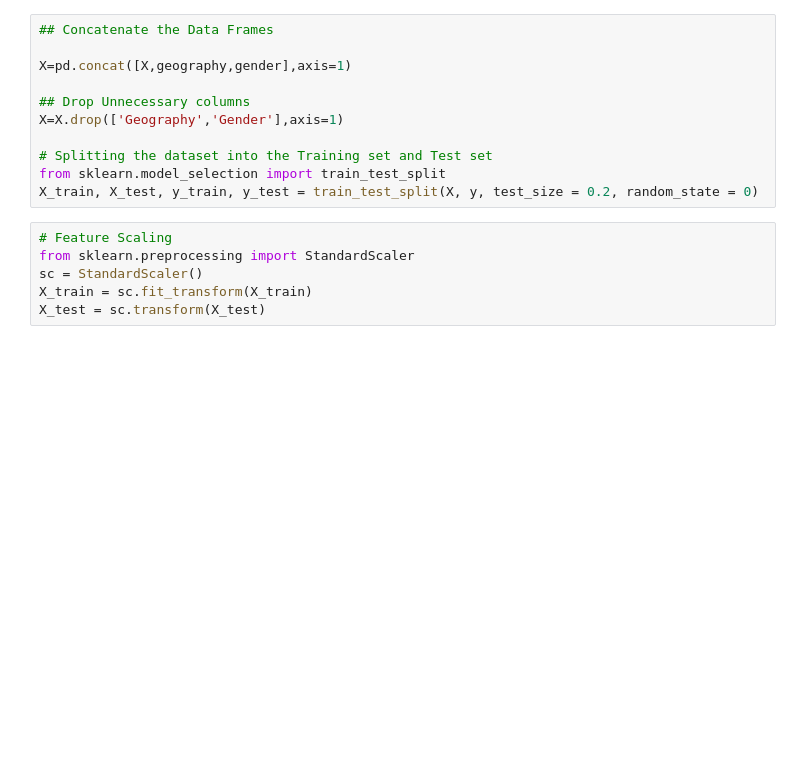
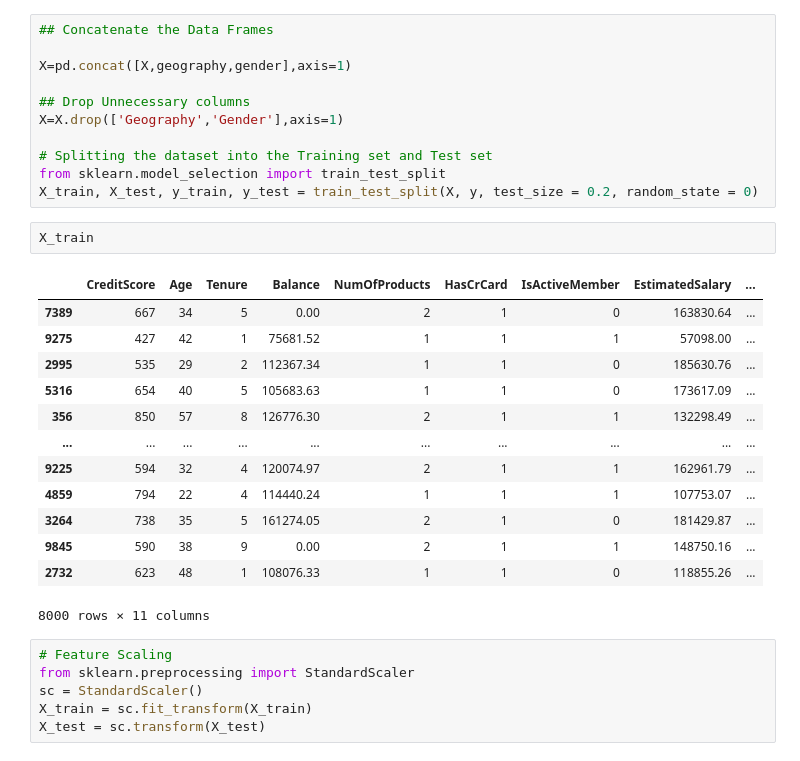
Before and after one commit to Yousuf2000/Customer-Churn-Modelling, a Jupyter notebook: ANN.ipynb, the cells around one changed output. Drawn from its saved outputs; the diff is of its cells as text; blank space fills up the shorter version.

```diff
--- a/ANN.ipynb
+++ b/ANN.ipynb
@@ -49,6 +96,22 @@ X=X.drop(['Geography','Gender'],axis=1)
 # Splitting the dataset into the Training set and Test set
 from sklearn.model_selection import train_test_split
 X_train, X_test, y_train, y_test = train_test_split(X, y, test_size = 0.2, random_state = 0)
+# %%
+X_train
+# %% [output]
+|  | CreditScore | Age | Tenure | Balance | NumOfProducts | HasCrCard | IsActiveMember | EstimatedSalary | ... |
+| 7389 | 667 | 34 | 5 | 0.00 | 2 | 1 | 0 | 163830.64 | ... |
+| 9275 | 427 | 42 | 1 | 75681.52 | 1 | 1 | 1 | 57098.00 | ... |
+| 2995 | 535 | 29 | 2 | 112367.34 | 1 | 1 | 0 | 185630.76 | ... |
+| 5316 | 654 | 40 | 5 | 105683.63 | 1 | 1 | 0 | 173617.09 | ... |
+| 356 | 850 | 57 | 8 | 126776.30 | 2 | 1 | 1 | 132298.49 | ... |
+| ... | ... | ... | ... | ... | ... | ... | ... | ... | ... |
+| 9225 | 594 | 32 | 4 | 120074.97 | 2 | 1 | 1 | 162961.79 | ... |
+| 4859 | 794 | 22 | 4 | 114440.24 | 1 | 1 | 1 | 107753.07 | ... |
+| 3264 | 738 | 35 | 5 | 161274.05 | 2 | 1 | 0 | 181429.87 | ... |
+| 9845 | 590 | 38 | 9 | 0.00 | 2 | 1 | 1 | 148750.16 | ... |
+| 2732 | 623 | 48 | 1 | 108076.33 | 1 | 1 | 0 | 118855.26 | ... |
+8000 rows × 11 columns
 # %%
 # Feature Scaling
 from sklearn.preprocessing import StandardScaler
```
Also changed, not shown: parts of 15 cells of this notebook.
